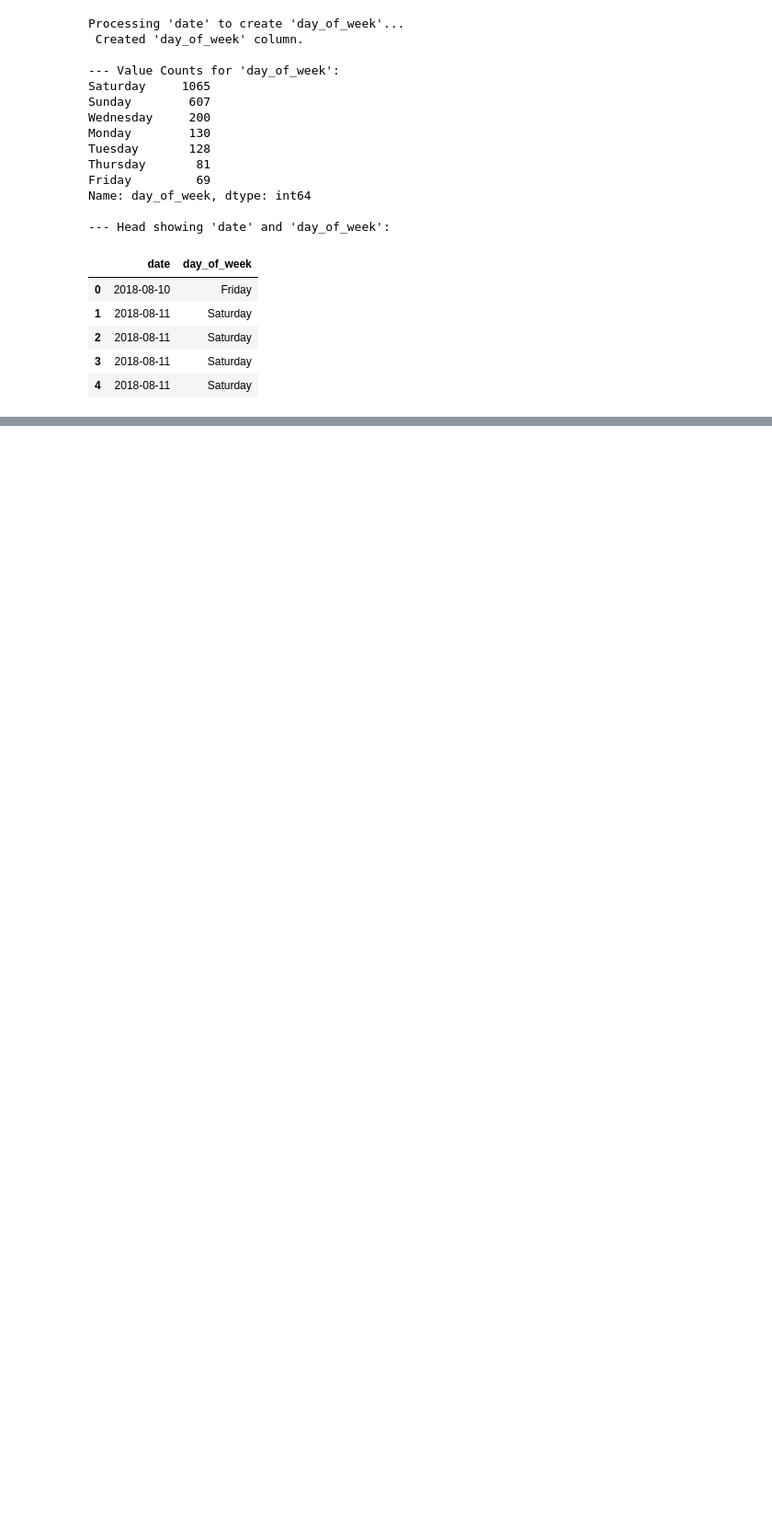
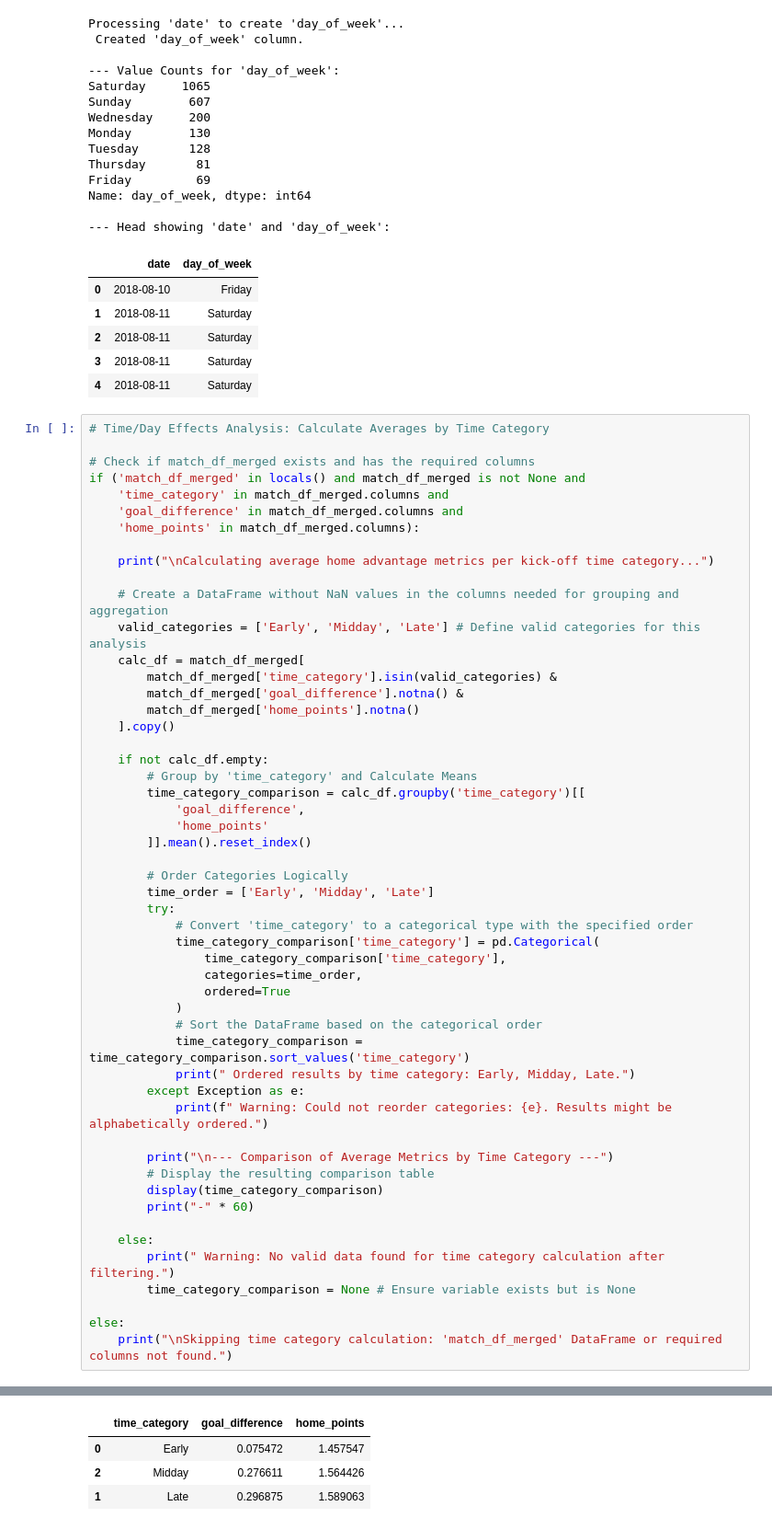
Before and after one commit to MDeighton004/premier-league-home-advantage, a Jupyter notebook: code/2_analysis.ipynb, the cells around one changed output, grey strips where cells are left out. Shown at 92% size. Saved outputs shown, nothing was run; the diff lists cells and outputs as text; blank space fills up the shorter version.

```diff
--- a/code/2_analysis.ipynb
+++ b/code/2_analysis.ipynb
@@ -743,3 +743,56 @@ Name: day_of_week, dtype: int64
 | 2 | 2018-08-11 | Saturday |
 | 3 | 2018-08-11 | Saturday |
 | 4 | 2018-08-11 | Saturday |
+# %%
+# Time/Day Effects Analysis: Calculate Averages by Time Category
+
+# Check if match_df_merged exists and has the required columns
+if ('match_df_merged' in locals() and match_df_merged is not None and
+    'time_category' in match_df_merged.columns and
+    'goal_difference' in match_df_merged.columns and
+    'home_points' in match_df_merged.columns):
+
+    print("\nCalculating average home advantage metrics per kick-off time category...")
+
+    # Create a DataFrame without NaN values in the columns needed for grouping and aggregation
+    valid_categories = ['Early', 'Midday', 'Late'] # Define valid categories for this analysis
+    calc_df = match_df_merged[
+        match_df_merged['time_category'].isin(valid_categories) &
+        match_df_merged['goal_difference'].notna() &
+        match_df_merged['home_points'].notna()
+    ].copy()
+
+    if not calc_df.empty:
+        # Group by 'time_category' and Calculate Means
+        time_category_comparison = calc_df.groupby('time_category')[[
+            'goal_difference',
+            'home_points'
+        ]].mean().reset_index()
+
+        # Order Categories Logically
+        time_order = ['Early', 'Midday', 'Late']
+        try:
+            # Convert 'time_category' to a categorical type with the specified order
+            time_category_comparison['time_category'] = pd.Categorical(
+                time_category_comparison['time_category'],
+                categories=time_order,
+                ordered=True
+            )
+            # Sort the DataFrame based on the categorical order
+            time_category_comparison = time_category_comparison.sort_values('time_category')
+            print(" Ordered results by time category: Early, Midday, Late.")
+        except Exception as e:
+            print(f" Warning: Could not reorder categories: {e}. Results might be alphabetically ordered.")
+
+        print("\n--- Comparison of Average Metrics by Time Category ---")
+        # Display the resulting comparison table
+        display(time_category_comparison)
+        print("-" * 60)
+
+    else:
+        print(" Warning: No valid data found for time category calculation after filtering.")
+        time_category_comparison = None # Ensure variable exists but is None
+
+else:
+    print("\nSkipping time category calculation: 'match_df_merged' DataFrame or required columns not found.")
+# %% [output]
@@ -745,0 +803,4 @@ Name: day_of_week, dtype: int64
+|  | time_category | goal_difference | home_points |
+| 0 | Early | 0.075472 | 1.457547 |
+| 2 | Midday | 0.276611 | 1.564426 |
+| 1 | Late | 0.296875 | 1.589063 |
```
Also changed, not shown: parts of 2 cells of this notebook, 1 other file.
